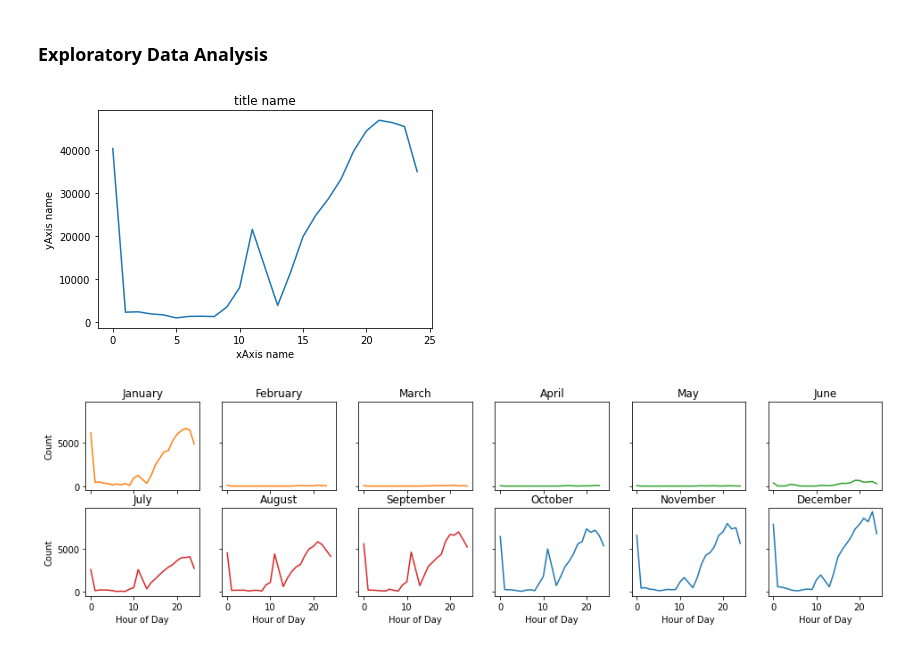
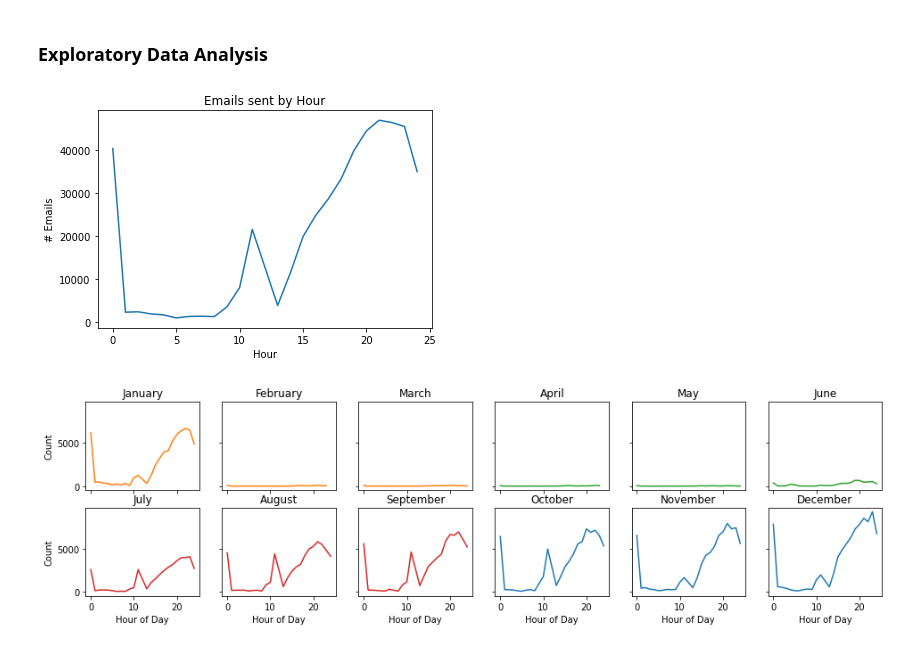
Before and after one commit to statzenthusiast921/political-emails-analysis, a Jupyter notebook: main/notebooks/Emails EDA 10.16.22.ipynb, the cells around one changed output. Drawn from its saved outputs; the diff is of its cells as text; code cells hidden in the pictures.

```diff
--- a/main/notebooks/Emails EDA 10.16.22.ipynb
+++ b/main/notebooks/Emails EDA 10.16.22.ipynb
@@ -202,21 +201,21 @@ print(df_for.shape)
 # %%
 #When are emails sent?
 # import plotly.express as px
 new_df = df_dom.groupby(['Hour_Mil']).sum().reset_index()
 new_df.rename(columns={ new_df.columns[1]: "Count" }, inplace = True)
 
 # fig = px.line(new_df, x="Hour_Mil", y="Count", title='US Emails Sent by Hour')
 # fig.show()
 
 import matplotlib.pyplot as plt
 
 plt.plot(new_df['Hour_Mil'],new_df['Count'])
-plt.title('title name')
-plt.xlabel('xAxis name')
-plt.ylabel('yAxis name')
+plt.title('Emails sent by Hour')
+plt.xlabel('Hour')
+plt.ylabel('# Emails')
 plt.show()
 # %% [output]
-[figure, old version]
+[figure, new version]
 # %%
 month1_emails = df_dom[df_dom['month_num']==1]
 month2_emails = df_dom[df_dom['month_num']==2]
```
Also changed, not shown: parts of 28 cells of this notebook.
